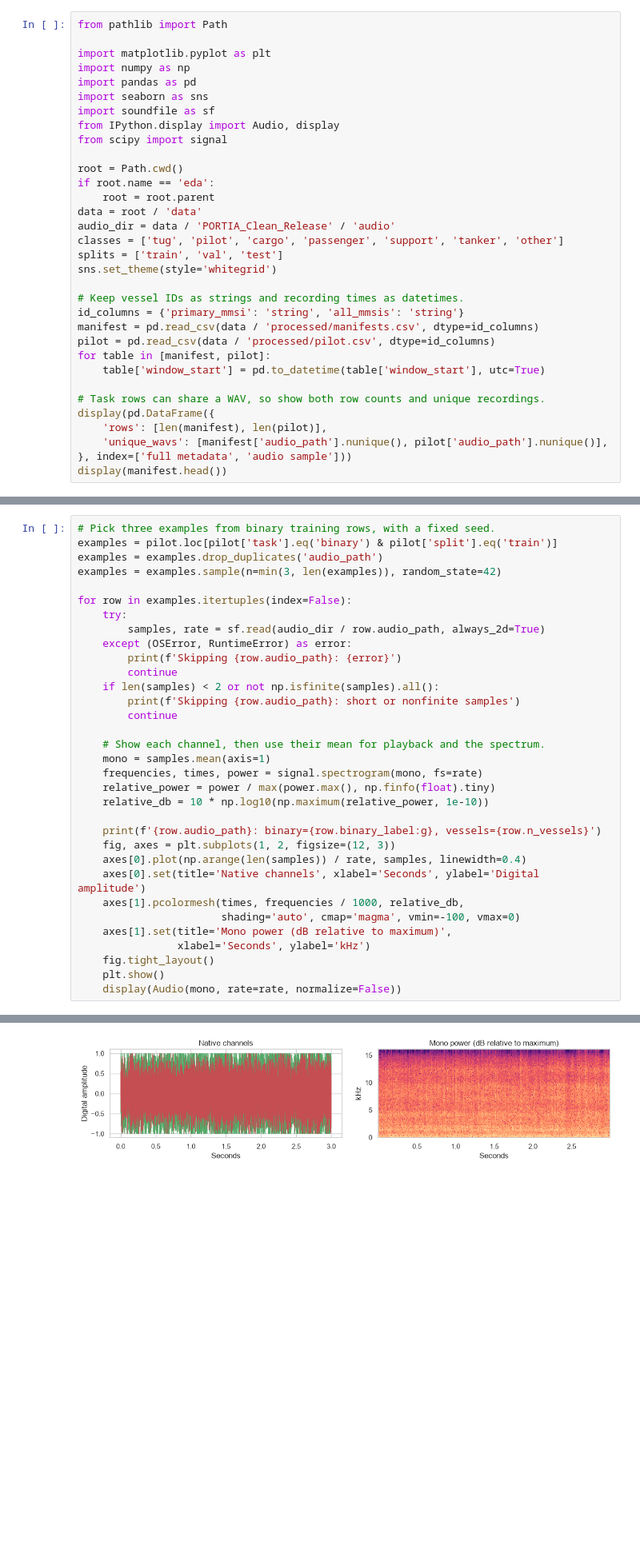
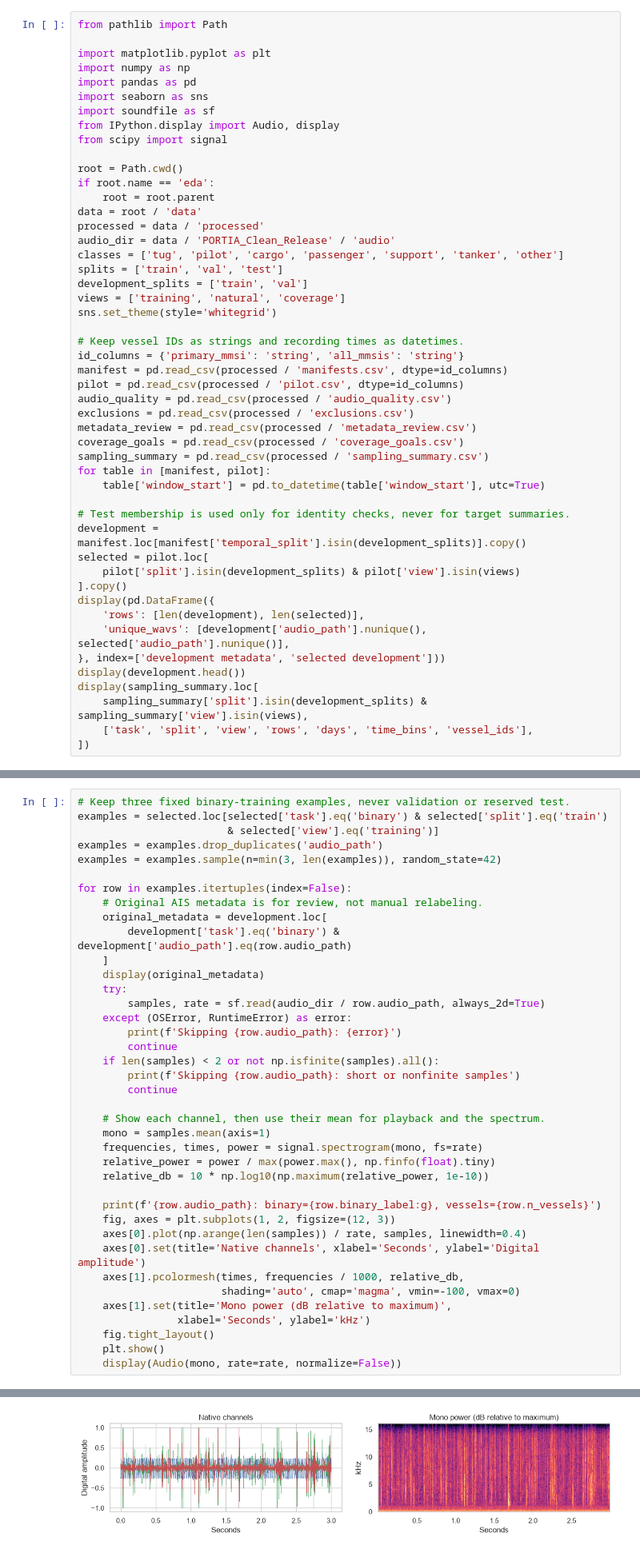
Before and after one commit to vowalsh/jhu-machine-learning-group-research-project, a Jupyter notebook: eda/eda.ipynb, the cells around one changed output, grey strips where cells are left out. Shown at 80% size. Drawn from its saved outputs; the diff is of its cells as text; blank space fills up the shorter version.

Commit message:
improve PORTIA sampling and add research baselines

```diff
--- a/eda/eda.ipynb
+++ b/eda/eda.ipynb
@@ -19,23 +19,39 @@ root = Path.cwd()
 if root.name == 'eda':
     root = root.parent
 data = root / 'data'
+processed = data / 'processed'
 audio_dir = data / 'PORTIA_Clean_Release' / 'audio'
 classes = ['tug', 'pilot', 'cargo', 'passenger', 'support', 'tanker', 'other']
 splits = ['train', 'val', 'test']
+development_splits = ['train', 'val']
+views = ['training', 'natural', 'coverage']
 sns.set_theme(style='whitegrid')
 
 # Keep vessel IDs as strings and recording times as datetimes.
 id_columns = {'primary_mmsi': 'string', 'all_mmsis': 'string'}
-manifest = pd.read_csv(data / 'processed/manifests.csv', dtype=id_columns)
-pilot = pd.read_csv(data / 'processed/pilot.csv', dtype=id_columns)
+manifest = pd.read_csv(processed / 'manifests.csv', dtype=id_columns)
+pilot = pd.read_csv(processed / 'pilot.csv', dtype=id_columns)
+audio_quality = pd.read_csv(processed / 'audio_quality.csv')
+exclusions = pd.read_csv(processed / 'exclusions.csv')
+metadata_review = pd.read_csv(processed / 'metadata_review.csv')
+coverage_goals = pd.read_csv(processed / 'coverage_goals.csv')
+sampling_summary = pd.read_csv(processed / 'sampling_summary.csv')
 for table in [manifest, pilot]:
     table['window_start'] = pd.to_datetime(table['window_start'], utc=True)
 
-# Task rows can share a WAV, so show both row counts and unique recordings.
+# Test membership is used only for identity checks, never for target summaries.
+development = manifest.loc[manifest['temporal_split'].isin(development_splits)].copy()
+selected = pilot.loc[
+    pilot['split'].isin(development_splits) & pilot['view'].isin(views)
+].copy()
 display(pd.DataFrame({
-    'rows': [len(manifest), len(pilot)],
-    'unique_wavs': [manifest['audio_path'].nunique(), pilot['audio_path'].nunique()],
-}, index=['full metadata', 'audio sample']))
-display(manifest.head())
+    'rows': [len(development), len(selected)],
+    'unique_wavs': [development['audio_path'].nunique(), selected['audio_path'].nunique()],
+}, index=['development metadata', 'selected development']))
+display(development.head())
+display(sampling_summary.loc[
+    sampling_summary['split'].isin(development_splits) & sampling_summary['view'].isin(views),
+    ['task', 'split', 'view', 'rows', 'days', 'time_bins', 'vessel_ids'],
+])
 # %% [output]
 |  | rows | unique_wavs |
@@ -195,10 +495,16 @@ print(f'{len(audio_info)} selected WAVs checked; {unusable.sum()} short or unrea
 # %%
-# Pick three examples from binary training rows, with a fixed seed.
-examples = pilot.loc[pilot['task'].eq('binary') & pilot['split'].eq('train')]
+# Keep three fixed binary-training examples, never validation or reserved test.
+examples = selected.loc[selected['task'].eq('binary') & selected['split'].eq('train')
+                        & selected['view'].eq('training')]
 examples = examples.drop_duplicates('audio_path')
 examples = examples.sample(n=min(3, len(examples)), random_state=42)
 
 for row in examples.itertuples(index=False):
+    # Original AIS metadata is for review, not manual relabeling.
+    original_metadata = development.loc[
+        development['task'].eq('binary') & development['audio_path'].eq(row.audio_path)
+    ]
+    display(original_metadata)
     try:
         samples, rate = sf.read(audio_dir / row.audio_path, always_2d=True)
     except (OSError, RuntimeError) as error:
@@ -233,2 +545,2 @@ for row in examples.itertuples(index=False):
-[figure, old version]
+[figure, new version]
 [interactive output not drawn]
```
Also changed, not shown: parts of 9 cells of this notebook, 2 other files.
